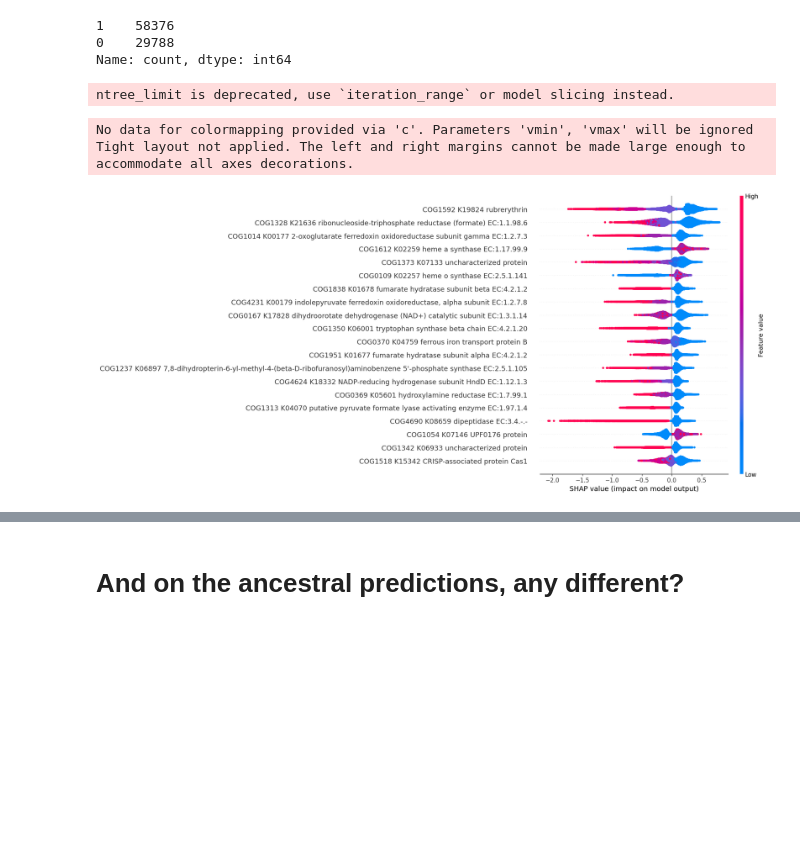
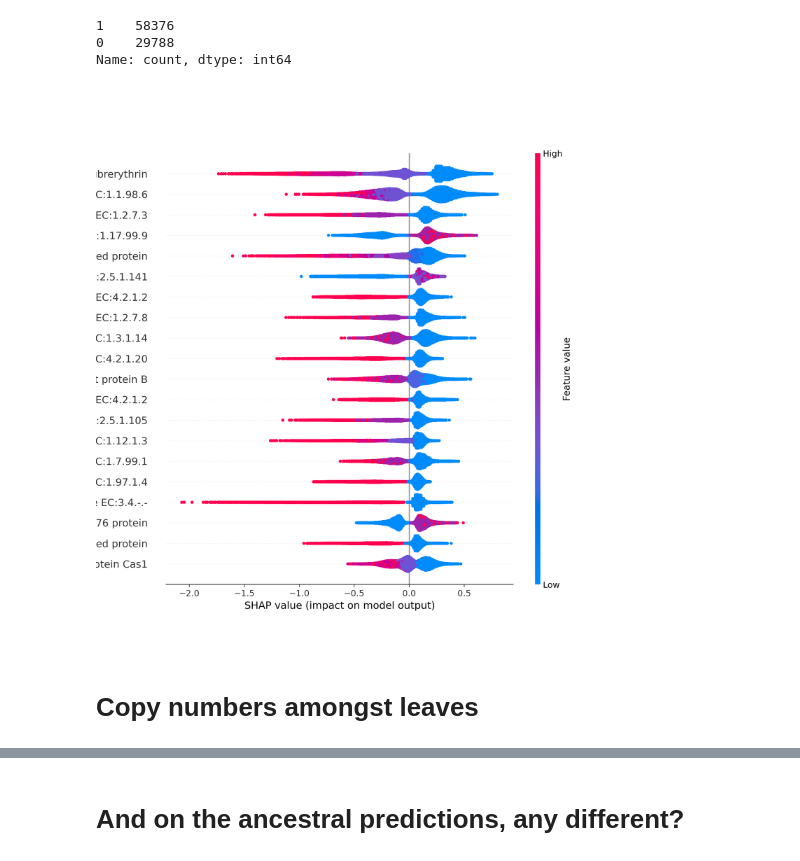
Before and after one commit to wwood/bacterial_dating_aerobic_predictor, a Jupyter notebook: 15_inspect_shap_values.ipynb, the cells around one changed output, grey strips where cells are left out. Cells and saved outputs as stored; diff of their text form; code cells hidden in the pictures; blank space fills up the shorter version.

```diff
--- a/15_inspect_shap_values.ipynb
+++ b/15_inspect_shap_values.ipynb
@@ -32,11 +33,11 @@ gtdb = pl.concat([
 ])
 gtdb = gtdb.filter(pl.col("gtdb_representative") == "t")
 logging.info("Read in {} GTDB reps".format(len(gtdb)))
-gtdb = gtdb.with_columns(pl.col("gtdb_taxonomy").str.split(';').arr.get(1).alias("phylum"))
-gtdb = gtdb.with_columns(pl.col("gtdb_taxonomy").str.split(';').arr.get(2).alias("class"))
-gtdb = gtdb.with_columns(pl.col("gtdb_taxonomy").str.split(';').arr.get(3).alias("order"))
-gtdb = gtdb.with_columns(pl.col("gtdb_taxonomy").str.split(';').arr.get(4).alias("family"))
-gtdb = gtdb.with_columns(pl.col("gtdb_taxonomy").str.split(';').arr.get(5).alias("genus"))
+gtdb = gtdb.with_columns(pl.col("gtdb_taxonomy").str.split(';').list.get(1).alias("phylum"))
+gtdb = gtdb.with_columns(pl.col("gtdb_taxonomy").str.split(';').list.get(2).alias("class"))
+gtdb = gtdb.with_columns(pl.col("gtdb_taxonomy").str.split(';').list.get(3).alias("order"))
+gtdb = gtdb.with_columns(pl.col("gtdb_taxonomy").str.split(';').list.get(4).alias("family"))
+gtdb = gtdb.with_columns(pl.col("gtdb_taxonomy").str.split(';').list.get(5).alias("genus"))
 
 # Read training data
 d = pl.read_csv(args.training_file,separator="\t")
@@ -122,11 +123,11 @@ X_pred_scaled = pd.DataFrame(model.steps[0][1].transform(X), columns=X.columns)
 X_pred_scaled.columns = kos_and_names_column_names
 
 shap_values = explainer.shap_values(X_pred_scaled)
-# %% [output]
-ntree_limit is deprecated, use `iteration_range` or model slicing instead.
-# %%
-shap.summary_plot(shap_values, X_pred_scaled)
-# %% [output]
-No data for colormapping provided via 'c'. Parameters 'vmin', 'vmax' will be ignored
-Tight layout not applied. The left and right margins cannot be made large enough to accommodate all axes decorations.
-[figure, removed]
+# %%
+from matplotlib import pyplot as plt
+plt.close()
+shap.summary_plot(shap_values, X_pred_scaled, plot_size=(10,10))
+# %% [output]
+[figure, added]
+# %% [markdown]
+# Copy numbers amongst leaves
```
Also changed, not shown: parts of 22 cells of this notebook, 3 other files.
